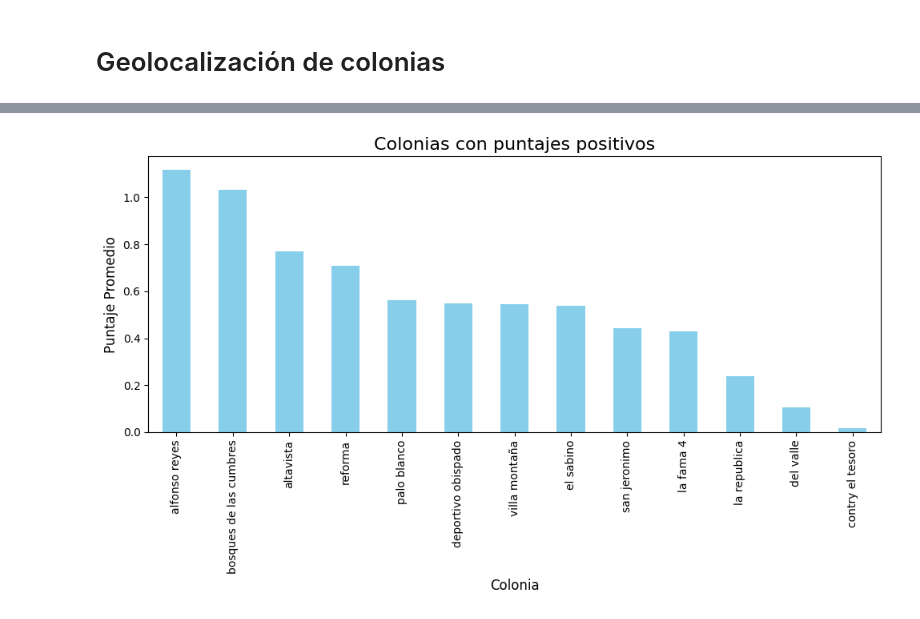
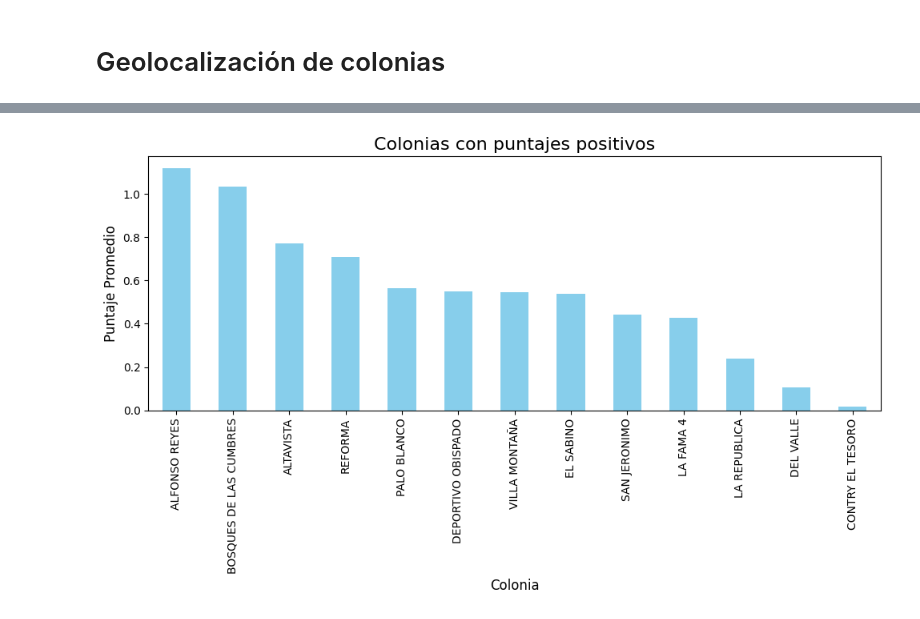
Before and after one commit to danips390/Riesgos_Urbanos_NLP, a Jupyter notebook: geolocalizacion.ipynb, the cells around one changed output, grey strips where cells are left out. Drawn from its saved outputs; the diff is of its cells as text; code cells hidden in the pictures.

```diff
--- a/geolocalizacion.ipynb
+++ b/geolocalizacion.ipynb
@@ -105,7 +234,7 @@ shapefile_path = "Colonias/Colonias.shp"
 gdf = gpd.read_file(shapefile_path)
 
 # Cargar el archivo CSV con las colonias y puntajes
-csv_path = "df_con_colonias.csv"
+csv_path = "df_con_colonias_actualizadas.csv"
 df = pd.read_csv(csv_path)
 
 # Convertir la columna 'colonia' a mayúsculas
@@ -173,32 +302,32 @@ plt.show()
 # %%
 import matplotlib.pyplot as plt
 
 # Agrupar por colonia y calcular el puntaje promedio para cada una
-puntaje_por_colonia = colonias.groupby('colonia')['Puntaje'].mean()
+puntaje_por_calle = df.groupby('colonia')['Puntaje'].mean()
 
 # Filtrar colonias con puntaje promedio mayor a 0
-puntaje_por_colonia = puntaje_por_colonia[puntaje_por_colonia > 0]
+puntaje_por_calle = puntaje_por_calle[puntaje_por_calle > 0]
 
 # Ordenar los valores de mayor a menor
-puntaje_por_colonia = puntaje_por_colonia.sort_values(ascending=False)
+puntaje_por_calle = puntaje_por_calle.sort_values(ascending=False)
 
 # Crear un gráfico de barras para representar la correlación colonia-puntaje
 plt.figure(figsize=(10,6))
-puntaje_por_colonia.plot(kind='bar', color='skyblue')
+puntaje_por_calle.plot(kind='bar', color='skyblue')
 
 # Añadir etiquetas y título
 plt.title('Colonias con puntajes positivos', fontsize=16)
 plt.xlabel('Colonia', fontsize=12)
 plt.ylabel('Puntaje Promedio', fontsize=12)
 
 # Rotar las etiquetas en el eje X
 plt.xticks(rotation=90)
 
 # Mostrar el gráfico
 plt.tight_layout()
 plt.show()
 # %% [output]
-[figure, old version]
+[figure, new version]
 # %%
 import matplotlib.pyplot as plt
 
```
Also changed, not shown: parts of 11 cells of this notebook.
